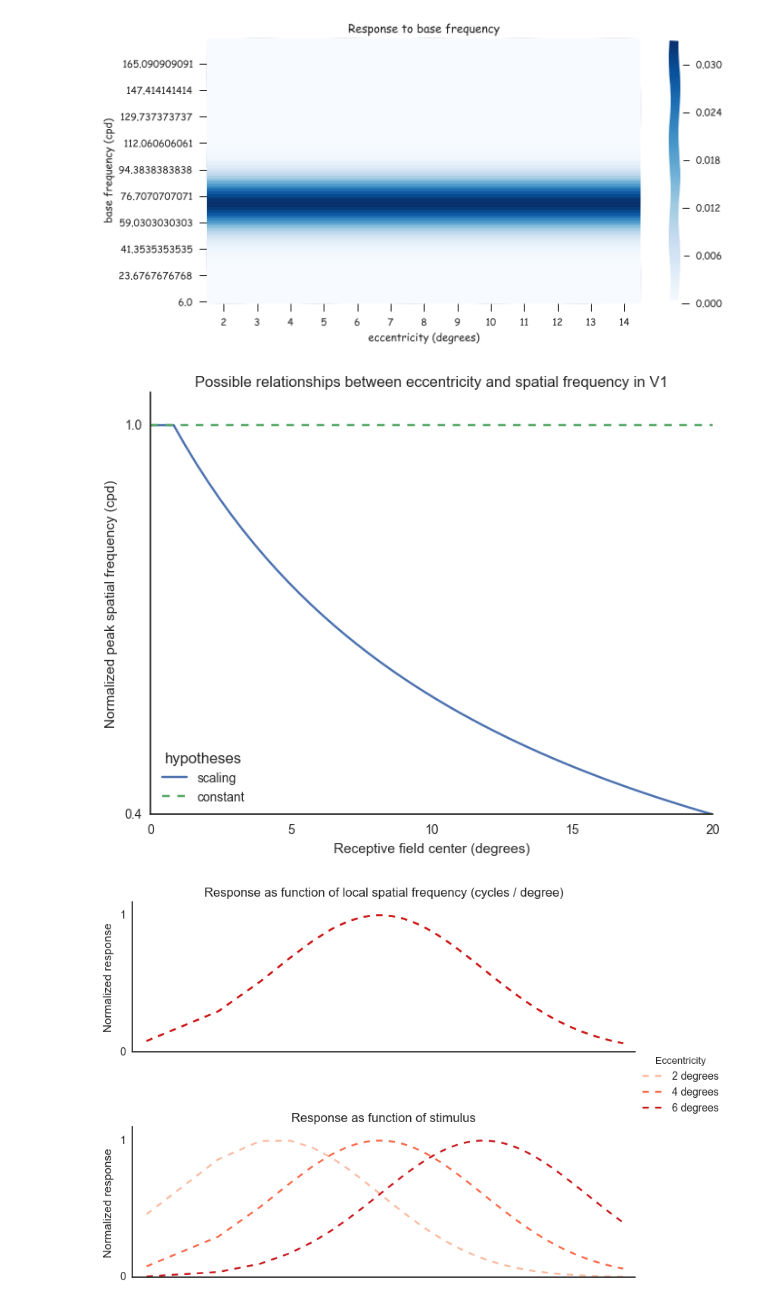
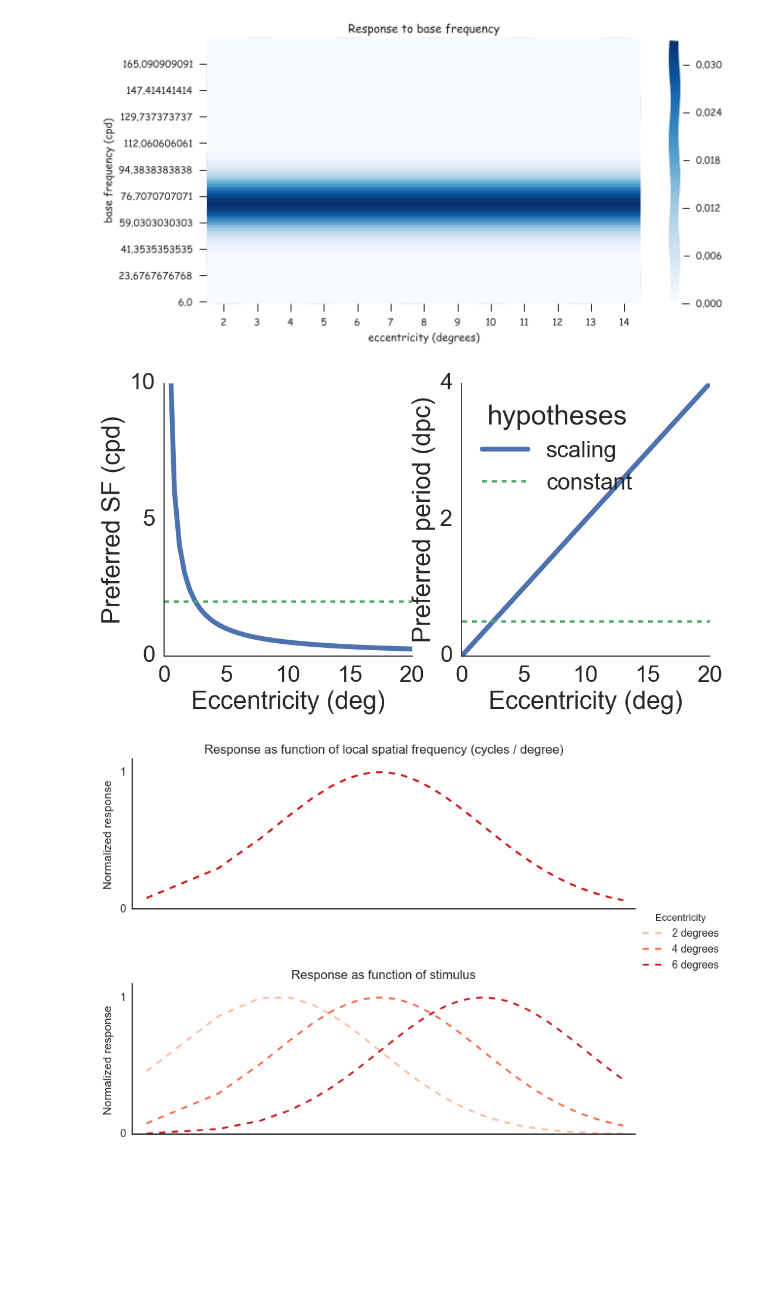
Before and after one commit to billbrod/spatial-frequency-preferences, a Jupyter notebook: notebooks/01-Background.ipynb, the cells around one changed output. Drawn from its saved outputs; the diff is of its cells as text; code cells hidden in the pictures; blank space fills up the shorter version.

```diff
--- a/notebooks/01-Background.ipynb
+++ b/notebooks/01-Background.ipynb
@@ -237,33 +245,43 @@ ax.set_title("Response to base frequency")
 [figure]
 # %%
 ecc = np.linspace(.01, 20, 50)
-V1_RF_size = np.concatenate([np.ones(len(ecc[ecc<.5])), np.linspace(1, 2.5, len(ecc[ecc>=.5]))])
+# from Eero, this is about what it should be
+V1_RF_size = .2*ecc
+constant_hyp = 2*np.ones(len(ecc))
+# V1_RF_size = np.concatenate([np.ones(len(ecc[ecc<.5])), np.linspace(1, 2.5, len(ecc[ecc>=.5]))])
 #V2_RF_size = np.concatenate([2*np.ones(len(ecc[ecc<4])), np.linspace(2, 2.5, len(ecc[ecc>=4]))])
 
-with sns.plotting_context('notebook'), sns.axes_style('white'):
+with sns.plotting_context('poster', font_scale=1.75), sns.axes_style('white'):
 
     x = np.linspace(.01, 20, 50)
     y = []
-    fig, axes = sns.plt.subplots(1,1, figsize=(8,6))
-    ax = axes
+    fig, axes = sns.plt.subplots(1,2, figsize=(12,6))
+    for i, ax in enumerate(axes.flatten()):
     # this gives intuitive plots, currently we want the possible hypotheses instead
 #         for i in range(3):
 #             y.append(10/(x+2)+i)
 #             ax.plot(x, y[-1],  label='V%s'%(i+1), color=['r','g','b'][i])
-    ax.plot(ecc, 1/V1_RF_size, '-', label='scaling')
-    ax.plot(ecc, np.ones(len(ecc)), '--', label='constant')
-#        ax.set_ylim((0,8))
-    ax.set_xlabel("Receptive field center (degrees)")
-    ax.set_ylabel("Normalized peak spatial frequency (cpd)")
-    ax.set_title("Possible relationships between eccentricity and spatial frequency in V1")
-    ax.set_ylim((.4, 1.05))
-    ax.set_yticks([.4, 1])
+        if i==0:
+            ax.plot(ecc, 1./V1_RF_size, '-', label='scaling', linewidth=6)
+            ax.set_ylim((0, 10))
+            ax.set_ylabel("Preferred SF (cpd)")
+            ax.set_yticks([0, 5, 10])
+            ax.plot(ecc, constant_hyp, '--',)# label='constant')
+    #        ax.set_ylim((0,8))
+        elif i==1:
+            ax.plot(ecc, V1_RF_size, linewidth=6, label='scaling')
+            ax.set_ylabel("Preferred period (dpc)")
+            ax.plot(ecc, 1./constant_hyp, '--', label='constant')
+            ax.set_yticks([0, 2, 4])
+        ax.set_xlabel("Eccentricity (deg)")
+        # ax.set_title("Possible relationships between eccentricity and spatial frequency in V1")
+
     sns.despine()
 
     sns.plt.legend(title="hypotheses", loc='best')
-#    ax.figure.savefig('hypotheses.svg', bbox_inches='tight')
+    ax.figure.savefig('hypotheses.pdf', bbox_inches='tight')
 # %% [output]
-[figure, old version]
+[figure, new version]
 # %%
 with sns.plotting_context('%notebook'), sns.axes_style('white'):
     x = np.array(range(1,101))/3.5
```
Also changed, not shown: parts of 3 cells of this notebook, 1 other file.
